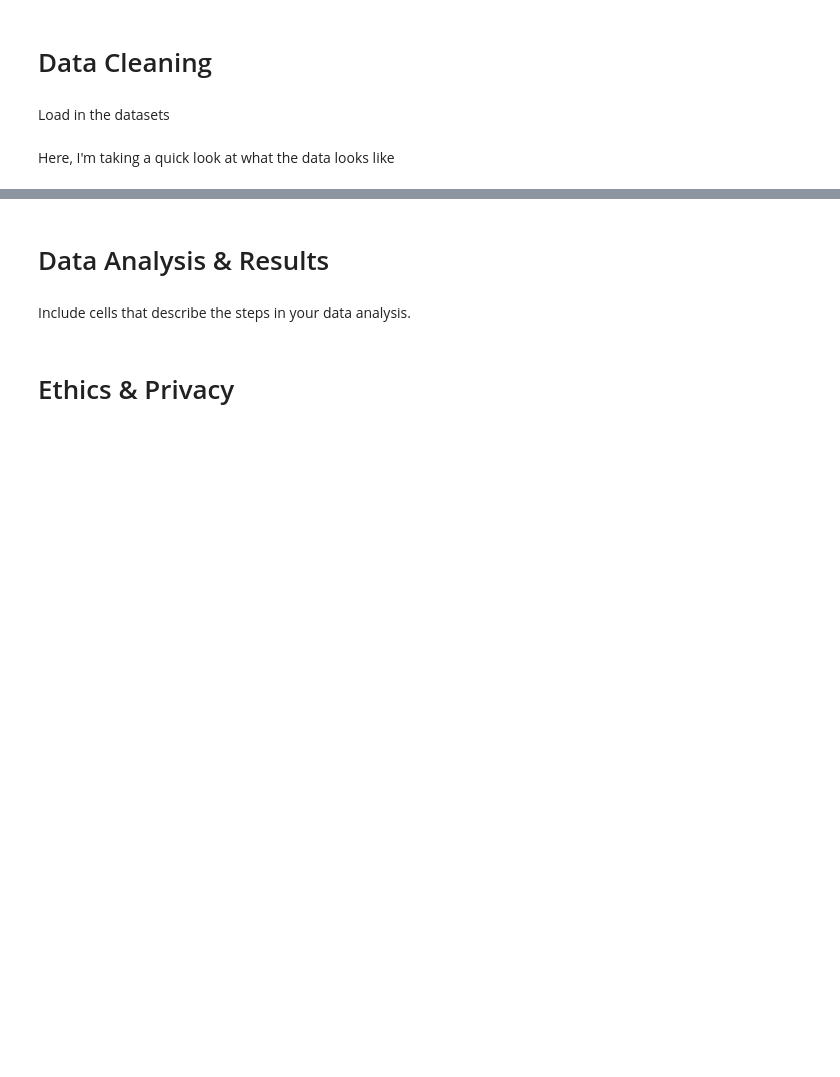
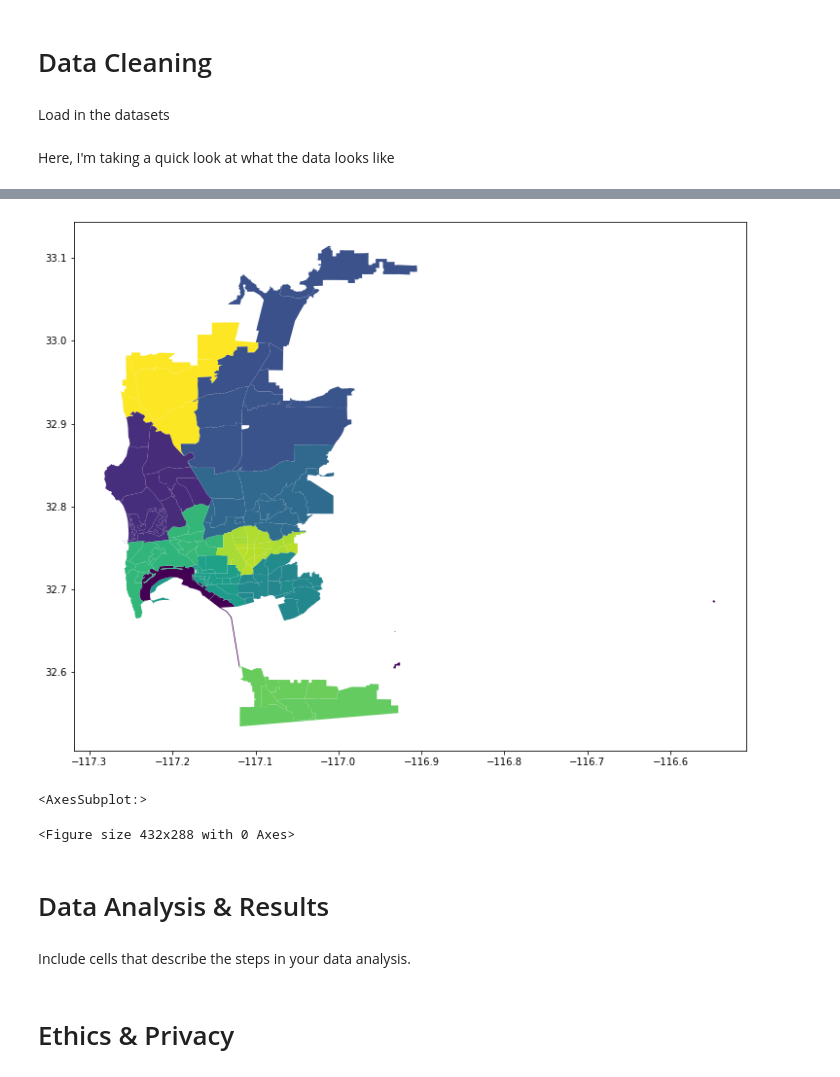
Before and after one commit to tnl001/individual_fa20, a Jupyter notebook: final_project/FinalProject_tnl001.ipynb, the cells around one changed output, grey strips where cells are left out. Saved outputs shown, nothing was run; the diff lists cells and outputs as text; code cells hidden in the pictures; blank space fills up the shorter version.

```diff
--- a/final_project/FinalProject_tnl001.ipynb
+++ b/final_project/FinalProject_tnl001.ipynb
@@ -115,0 +253,2 @@ check[check['call_type'].isna()]
+# %%
+pd_beats = gpd.read_file('pd_beats_datasd.geojson')
@@ -115,0 +270,4 @@ check[check['call_type'].isna()]
+# %%
+beats = pd_beats.plot(column='beat', figsize=(27,10))
+# %% [output]
+[figure, added]
@@ -116,3 +276,8 @@ check[check['call_type'].isna()]
+# %%
+cities.plot(ax=beats, figsize=(27,10))
+# %% [output]
+<AxesSubplot:>
+<Figure size 432x288 with 0 Axes>
 # %% [markdown]
 # Data Analysis & Results
 # %% [markdown]
```
Also changed, not shown: parts of 40 cells of this notebook.
